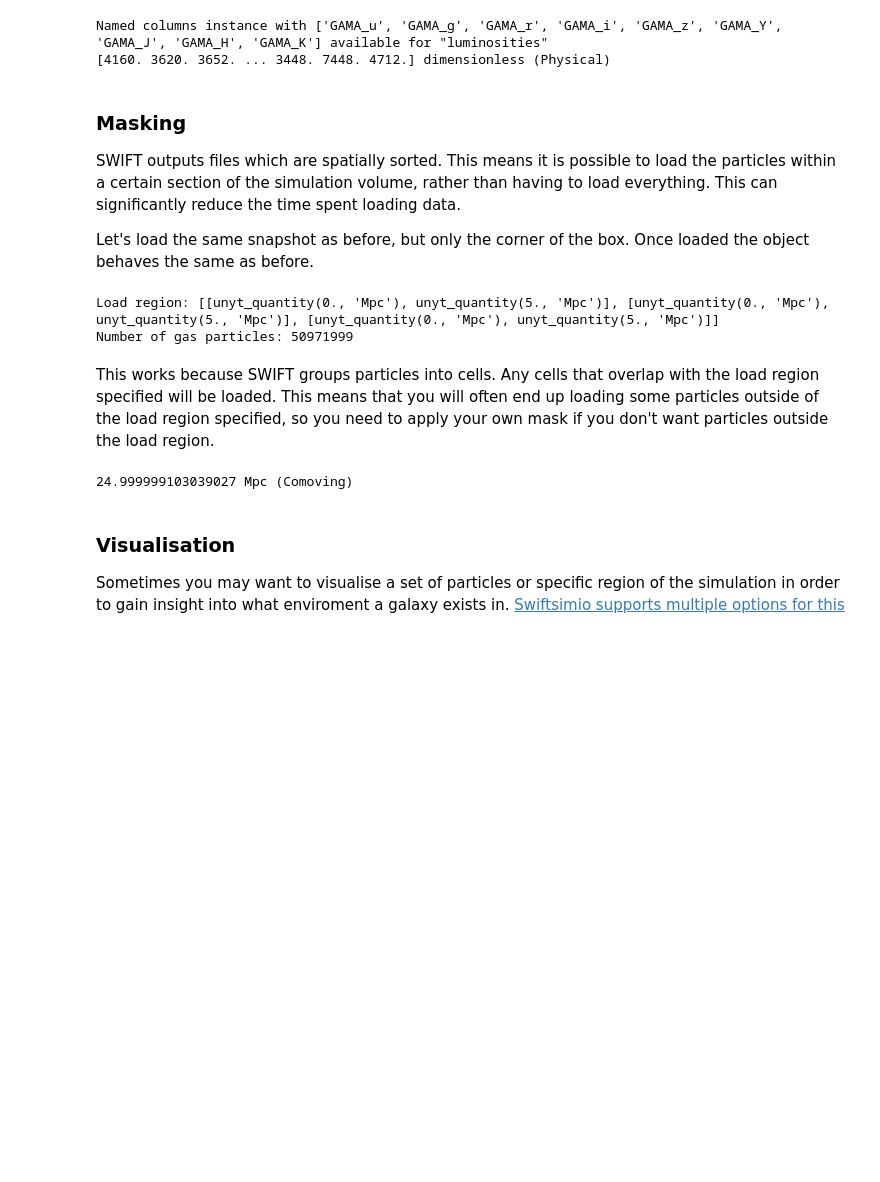
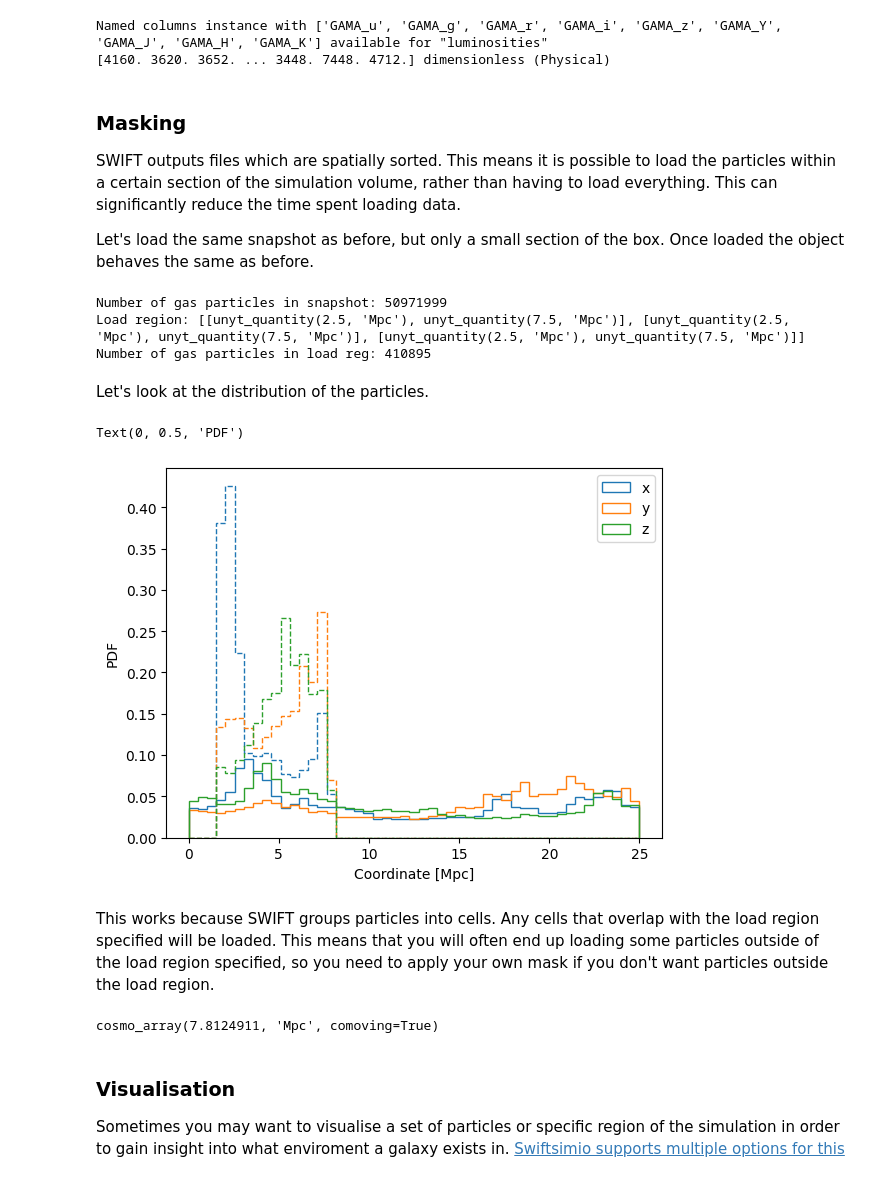
Before and after one commit to robjmcgibbon/COLIBRECON2024, a Jupyter notebook: COLIBRE.ipynb, the cells around one changed output. Cells and saved outputs as stored; diff of their text form; code cells hidden in the pictures; blank space fills up the shorter version.

```diff
--- a/COLIBRE.ipynb
+++ b/COLIBRE.ipynb
@@ -189,27 +190,45 @@ Named columns instance with ['GAMA_u', 'GAMA_g', 'GAMA_r', 'GAMA_i', 'GAMA_z', '
 
 SWIFT outputs files which are spatially sorted. This means it is possible to load the particles within a certain section of the simulation volume, rather than having to load everything. This can significantly reduce the time spent loading data.
 
-Let's load the same snapshot as before, but only the corner of the box. Once loaded the object behaves the same as before.
+Let's load the same snapshot as before, but only a small section of the box. Once loaded the object behaves the same as before.
 # %%
+snap = sw.load(snapshot_filename)
+print(f"Number of gas particles in snapshot: {snap.gas.masses.shape[0]}")
+
 mask = sw.mask(snapshot_filename)
 boxsize = mask.metadata.boxsize
 
 # Specify the region of the box we want to load (this requires units)
-load_region = [[0.0 * b, 0.2 * b] for b in boxsize]
+load_region = [[0.1 * b, 0.3 * b] for b in boxsize]
 print('Load region:', load_region)
 
 mask.constrain_spatial(load_region)
-snap = sw.load(snapshot_filename, mask=mask)
-print(f"Number of gas particles: {snap.metadata.n_gas}")
+mask_snap = sw.load(snapshot_filename, mask=mask)
+print(f"Number of gas particles in load region: {mask_snap.gas.masses.shape[0]}")
 # %% [output]
-Load region: [[unyt_quantity(0., 'Mpc'), unyt_quantity(5., 'Mpc')], [unyt_quantity(0., 'Mpc'), unyt_quantity(5., 'Mpc')], [unyt_quantity(0., 'Mpc'), unyt_quantity(5., 'Mpc')]]
-Number of gas particles: 50971999
+Number of gas particles in snapshot: 50971999
+Load region: [[unyt_quantity(2.5, 'Mpc'), unyt_quantity(7.5, 'Mpc')], [unyt_quantity(2.5, 'Mpc'), unyt_quantity(7.5, 'Mpc')], [unyt_quantity(2.5, 'Mpc'), unyt_quantity(7.5, 'Mpc')]]
+Number of gas particles in load reg: 410895
 # %% [markdown]
-This works because SWIFT groups particles into cells. Any cells that overlap with the load region specified will be loaded. This means that you will often end up loading some particles outside of the load region specified, so you need to apply your own mask if you don't want particles outside the load region.
+Let's look at the distribution of the particles.
 # %%
-print(np.max(snap.gas.coordinates))
+bins = np.linspace(0, 25, 50)
+labels = ['x', 'y', 'z']
+for i in range(3):
+    plt.hist(snap.gas.coordinates[:, i].to('Mpc').value, bins=bins, histtype='step', density=True, color=f'C{i}', linestyle='-', label=labels[i])
+    plt.hist(mask_snap.gas.coordinates[:, i].to('Mpc').value, bins=bins, histtype='step', density=True, color=f'C{i}', linestyle='--')
+plt.legend()
+plt.xlabel('Coordinate [Mpc]')
+plt.ylabel('PDF')
 # %% [output]
-24.999999103039027 Mpc (Comoving)
+Text(0, 0.5, 'PDF')
+[figure, added]
+# %% [markdown]
+This works because SWIFT groups particles into cells. Any cells that overlap with the load region specified will be loaded. This means that you will often end up loading some particles outside of the load region specified, so you need to apply your own mask if you don't want particles outside the load region.
+# %%
+mask_snap.gas.coordinates.max()
+# %% [output]
+cosmo_array(7.8124911, 'Mpc', comoving=True)
 # %% [markdown]
 ### Visualisation
 
```
Also changed, not shown: parts of 21 cells of this notebook, 2 other files.
